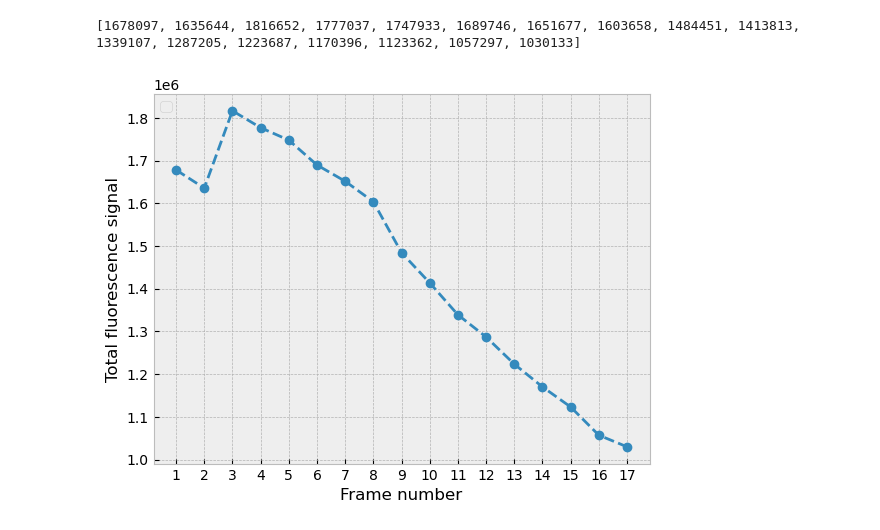
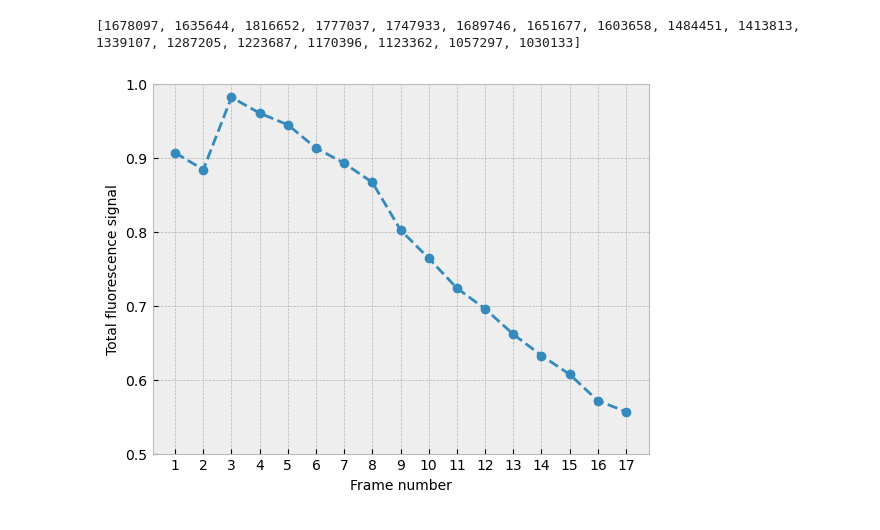
Before and after one commit to SPS-SP2273/learning-portfolio-2024-aug-immunoglobulinaustin, a Jupyter notebook: application_challenge/a_picture_worth_thousands_of_data_points/a_picture_worth_thousands_of_data_points.ipynb, the cells around one changed output. Cells and saved outputs as stored; diff of their text form; code cells hidden in the pictures.

```diff
--- a/application_challenge/a_picture_worth_thousands_of_data_points/a_picture_worth_thousands_of_data_points.ipynb
+++ b/application_challenge/a_picture_worth_thousands_of_data_points/a_picture_worth_thousands_of_data_points.ipynb
@@ -59,21 +59,23 @@ for i in range(1, 18): #since the file is named 01 - 17, use range(). But, canno
 [1678097, 1635644, 1816652, 1777037, 1747933, 1689746, 1651677, 1603658, 1484451, 1413813, 1339107, 1287205, 1223687, 1170396, 1123362, 1057297, 1030133]
 # %%
 x = range(1,18)
-y = total_fluorescence
+y = np.array(total_fluorescence)/10**6 #normalising it, so values are within single digits, easier to see on plots
+y = y/1.85 #trial and error
 
 #plotting segment
 plt.plot(x, y, linestyle = 'dashed', marker = 'o') #marker is the data point marked as circle.
 
 #labels
 plt.xticks(x) #this makes it show every tick in X axis
-plt.xlabel('Frame number')
-plt.ylabel('Total fluorescence signal')
+plt.xlabel('Frame number', fontsize = 10)
+plt.ylabel('Total fluorescence signal', fontsize = 10)
+plt.ylim(0.5, 1)
 
 #aesthetics
 plt.grid(alpha = 1)
 
 
 
 plt.show()
 # %% [output]
-[figure, old version]
+[figure, new version]
```
Also changed, not shown: parts of 1 cell of this notebook.
